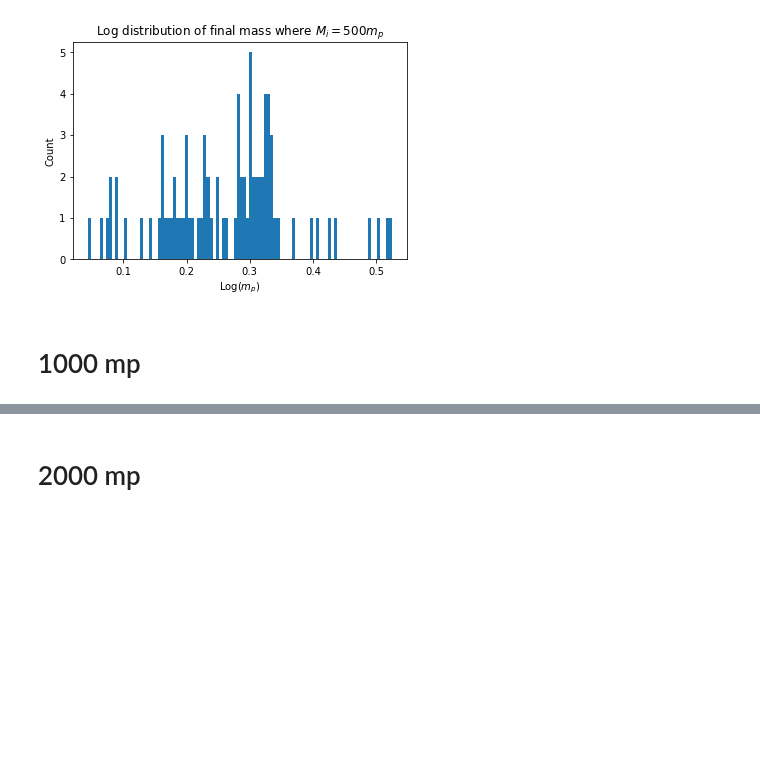
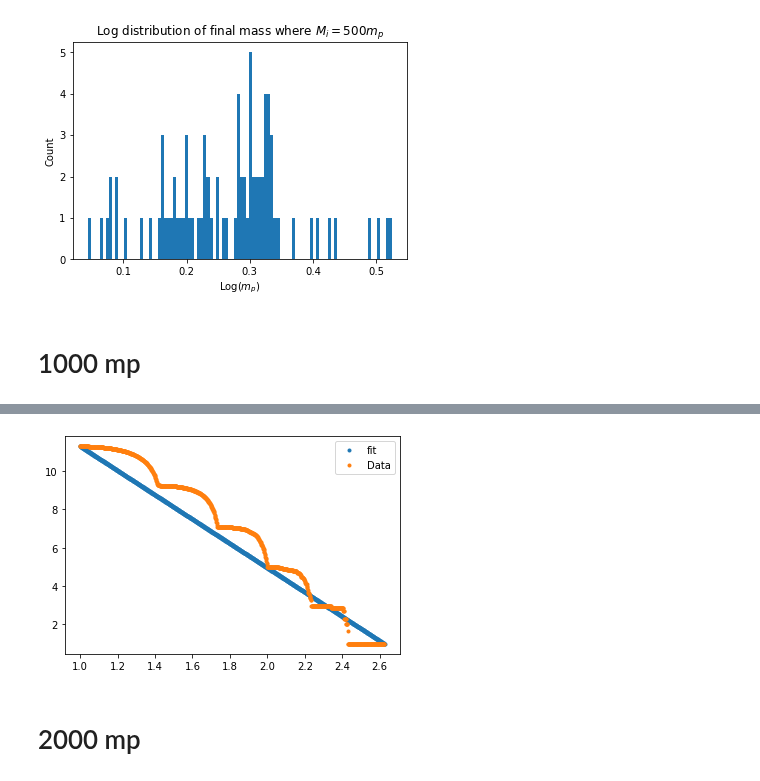
Before and after one commit to qtaylorphys/BH_Extremal, a Jupyter notebook: Analysis.ipynb, the cells around one changed output, grey strips where cells are left out. Cells and saved outputs as stored; diff of their text form; code cells hidden in the pictures; blank space fills up the shorter version.

```diff
--- a/Analysis.ipynb
+++ b/Analysis.ipynb
@@ -248,0 +279,4 @@ plt.show()
+# %%
+s1k = (eta1k[-2] - max(eta1k)) / (min(mprime1k) - max(mprime1k))
+cept1k = max(eta1k)
+l1k = cept1k - s1k * (mprime - 1)
@@ -249,3 +289,10 @@ plt.show()
+# %%
+plt.plot(mprime, l1k, '.', label = 'fit')
+plt.plot(mprime, eta1k,  '.', label = 'Data')
+plt.legend()
+plt.show()
+# %% [output]
+[figure, added]
 # %% [markdown]
 # 2000 mp
 # %%
```
Also changed, not shown: parts of 14 cells of this notebook.
